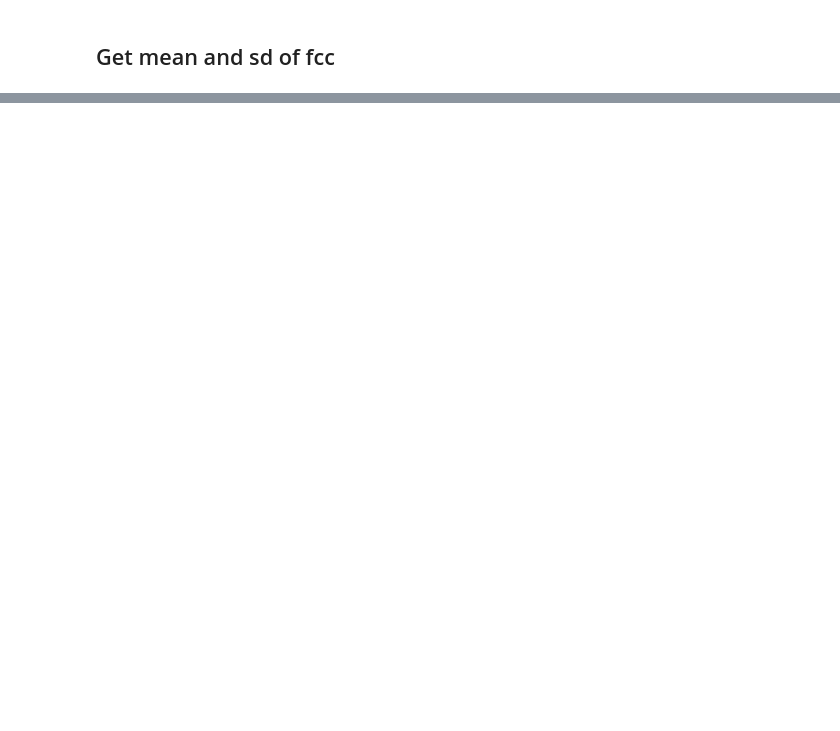
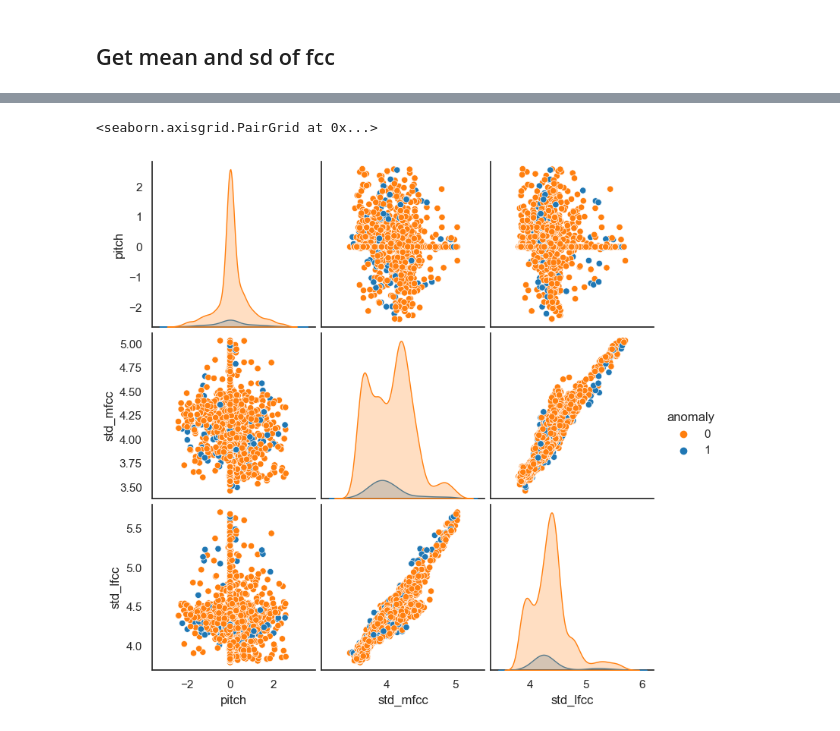
Before and after one commit to AHruler/Exploring-Audio-Anomaly-ML, a Jupyter notebook: explore data.ipynb, the cells around one changed output, grey strips where cells are left out. Saved outputs shown, nothing was run; the diff lists cells and outputs as text; code cells hidden in the pictures; blank space fills up the shorter version.

```diff
--- a/explore data.ipynb
+++ b/explore data.ipynb
@@ -307,0 +373,18 @@ df_f = pd.DataFrame(
+# %%
+import pandas as pd
+import seaborn as sns
+from sklearn.ensemble import IsolationForest
+
+
+# X_name = ['mfcc_10', 'mfcc_11', 'mfcc_12', 'mfcc_13', 'mfcc_2',
+#          'mfcc_3', 'mfcc_4', 'mfcc_5', 'mfcc_6', 'mfcc_7', 'mfcc_8', 'mfcc_9',
+#          'pitch', 'std_mfcc']
+
+
+X_name = ['lfcc_10', 'lfcc_11', 'lfcc_12', 'lfcc_13', 'lfcc_2',
+         'lfcc_3', 'lfcc_4', 'lfcc_5', 'lfcc_6', 'lfcc_7', 'lfcc_8', 'lfcc_9',
+         'pitch', 'std_lfcc']
+# %%
+model_IF = IsolationForest(random_state=42)
+# %%
+model_IF.fit(test_df[X_name])
@@ -307,0 +393,4 @@ df_f = pd.DataFrame(
+# %%
+test_df['anomaly_scores'] = model_IF.decision_function(test_df[X_name])
+test_df['anomaly'] = model_IF.predict(test_df[X_name])
+test_df['anomaly']  = test_df['anomaly'] .replace([-1, 1], [1, 0])
@@ -307,0 +403,6 @@ df_f = pd.DataFrame(
+# %%
+palette = ['#ff7f0e', '#1f77b4']
+sns.pairplot(test_df, vars=['pitch','std_mfcc', 'std_lfcc'], hue='anomaly', palette=palette)
+# %% [output]
+<seaborn.axisgrid.PairGrid at 0x...>
+[figure, added]
```
Also changed, not shown: parts of 53 cells of this notebook, 2 other files.
